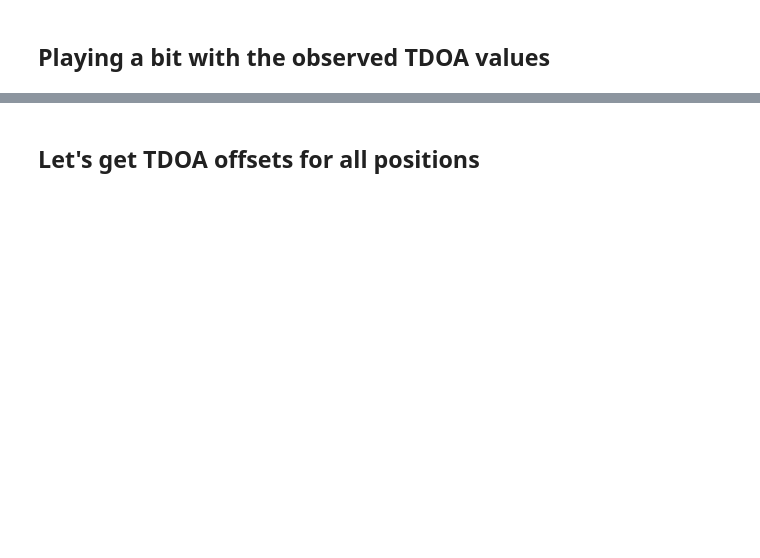
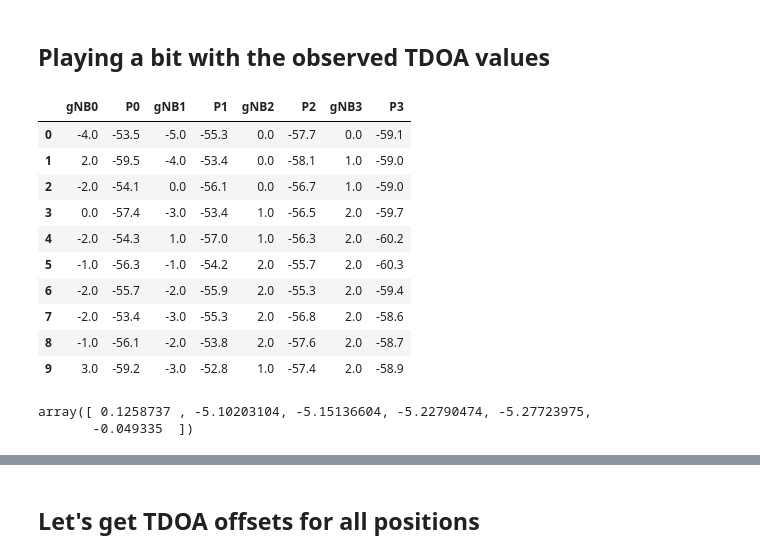
Before and after one commit to yagoliz/5glocalization, a Jupyter notebook: notebooks/ext-03-tdoa_5g_tdoa_plots_exploration.ipynb, the cells around one changed output, grey strips where cells are left out. Cells and saved outputs as stored; diff of their text form; code cells hidden in the pictures; blank space fills up the shorter version.

```diff
--- a/notebooks/ext-03-tdoa_5g_tdoa_plots_exploration.ipynb
+++ b/notebooks/ext-03-tdoa_5g_tdoa_plots_exploration.ipynb
@@ -57,7 +61,7 @@ UEs = UEs[:,0:2]
 ## Playing a bit with the observed TDOA values
 # %%
 # Main params
-POSITION = 5
+POSITION = 2
 FREQUENCY_MHZ = 100  # MHz
 FREQUENCY = FREQUENCY_MHZ * 1e6
 
@@ -68,37 +72,52 @@ toa_measurements = pd.read_csv(
 toa_measurements.drop(
     [
         "Unnamed: 0",
     ],
     axis=1,
     inplace=True,
 )
 
 if FREQUENCY_MHZ == 100:
     if POSITION == 4:
         toa_measurements = toa_measurements.drop(["gNB0", "P0"], axis=1)
 
     toa_filt = toa_measurements.loc[~((toa_measurements == float("-inf")).any(axis=1))]
     toa_filt.reset_index(drop=True, inplace=True)
 
     if POSITION == 1:
         toa_filt = toa_filt.loc[154:]  # Only for Position 1
 
 elif FREQUENCY_MHZ == 40:
     if POSITION != 2:
         toa_measurements = toa_measurements.drop(["gNB0", "P0"], axis=1)
     else:
         toa_measurements = toa_measurements.drop(["gNB1", "P1"], axis=1)
 
     toa_filt = toa_measurements.loc[~((toa_measurements == float("-inf")).any(axis=1))]
     toa_filt.reset_index(drop=True, inplace=True)
 
 else:
     raise RuntimeError("Not a supported frequency")
 toa_filt.head(10)
+# %% [output]
+|  | gNB0 | P0 | gNB1 | P1 | gNB2 | P2 | gNB3 | P3 |
+| 0 | -4.0 | -53.5 | -5.0 | -55.3 | 0.0 | -57.7 | 0.0 | -59.1 |
+| 1 | 2.0 | -59.5 | -4.0 | -53.4 | 0.0 | -58.1 | 1.0 | -59.0 |
+| 2 | -2.0 | -54.1 | 0.0 | -56.1 | 0.0 | -56.7 | 1.0 | -59.0 |
+| 3 | 0.0 | -57.4 | -3.0 | -53.4 | 1.0 | -56.5 | 2.0 | -59.7 |
+| 4 | -2.0 | -54.3 | 1.0 | -57.0 | 1.0 | -56.3 | 2.0 | -60.2 |
+| 5 | -1.0 | -56.3 | -1.0 | -54.2 | 2.0 | -55.7 | 2.0 | -60.3 |
+| 6 | -2.0 | -55.7 | -2.0 | -55.9 | 2.0 | -55.3 | 2.0 | -59.4 |
+| 7 | -2.0 | -53.4 | -3.0 | -55.3 | 2.0 | -56.8 | 2.0 | -58.6 |
+| 8 | -1.0 | -56.1 | -2.0 | -53.8 | 2.0 | -57.6 | 2.0 | -58.7 |
+| 9 | 3.0 | -59.2 | -3.0 | -52.8 | 1.0 | -57.4 | 2.0 | -58.9 |
 # %%
 # Calculating the theoretical values
 th_toa = np.linalg.norm(UEs[POSITION] - gNBs, axis=1)
 th_tdoa = (th_toa.reshape((-1, 1)) - th_toa)[np.triu_indices(4, k=1)]
 th_tdoa
+# %% [output]
+array([ 0.1258737 , -5.10203104, -5.15136604, -5.22790474, -5.27723975,
+       -0.049335  ])
 # %%
 # Moving Average parameters
```
Also changed, not shown: parts of 14 cells of this notebook, 13 other files.
